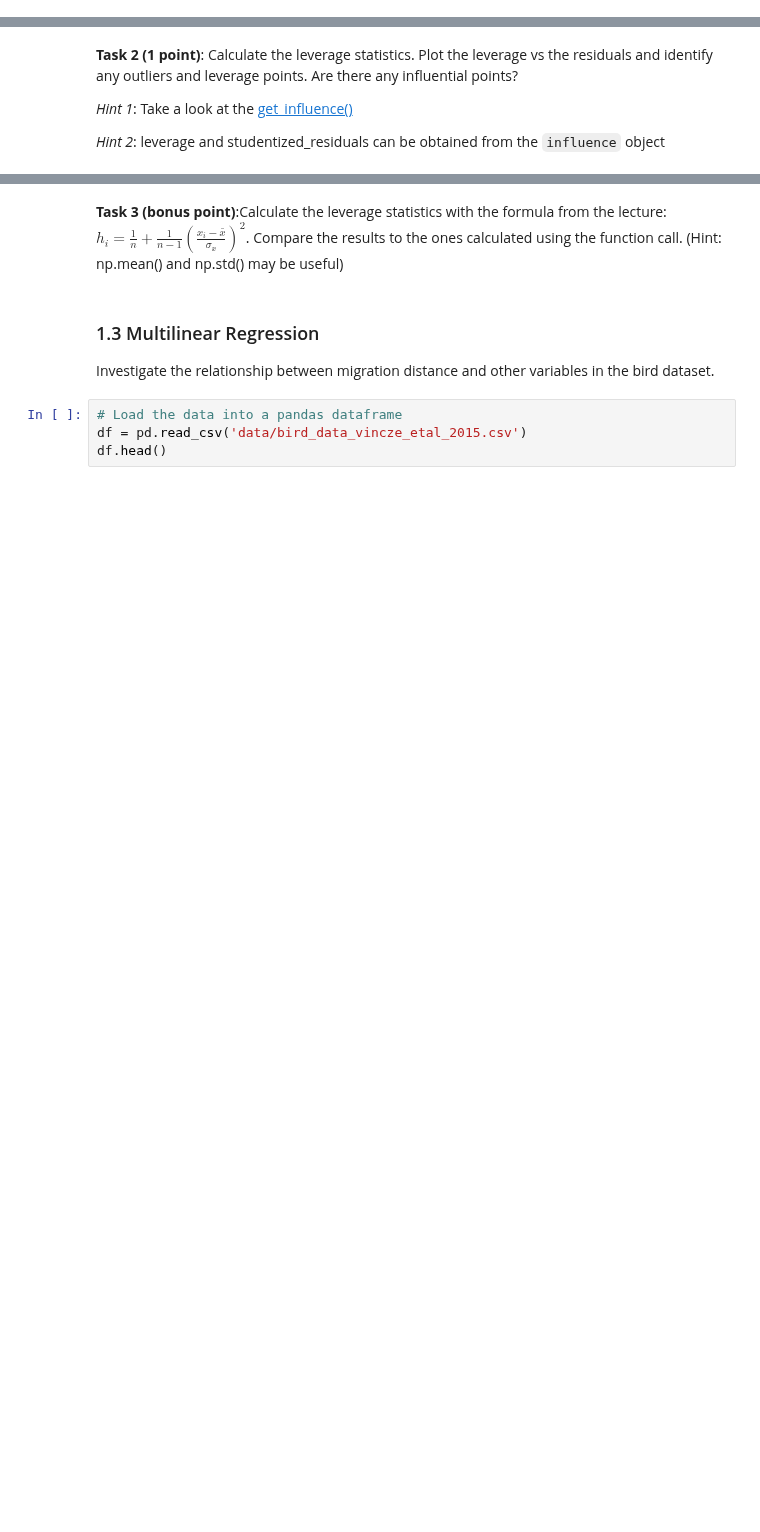
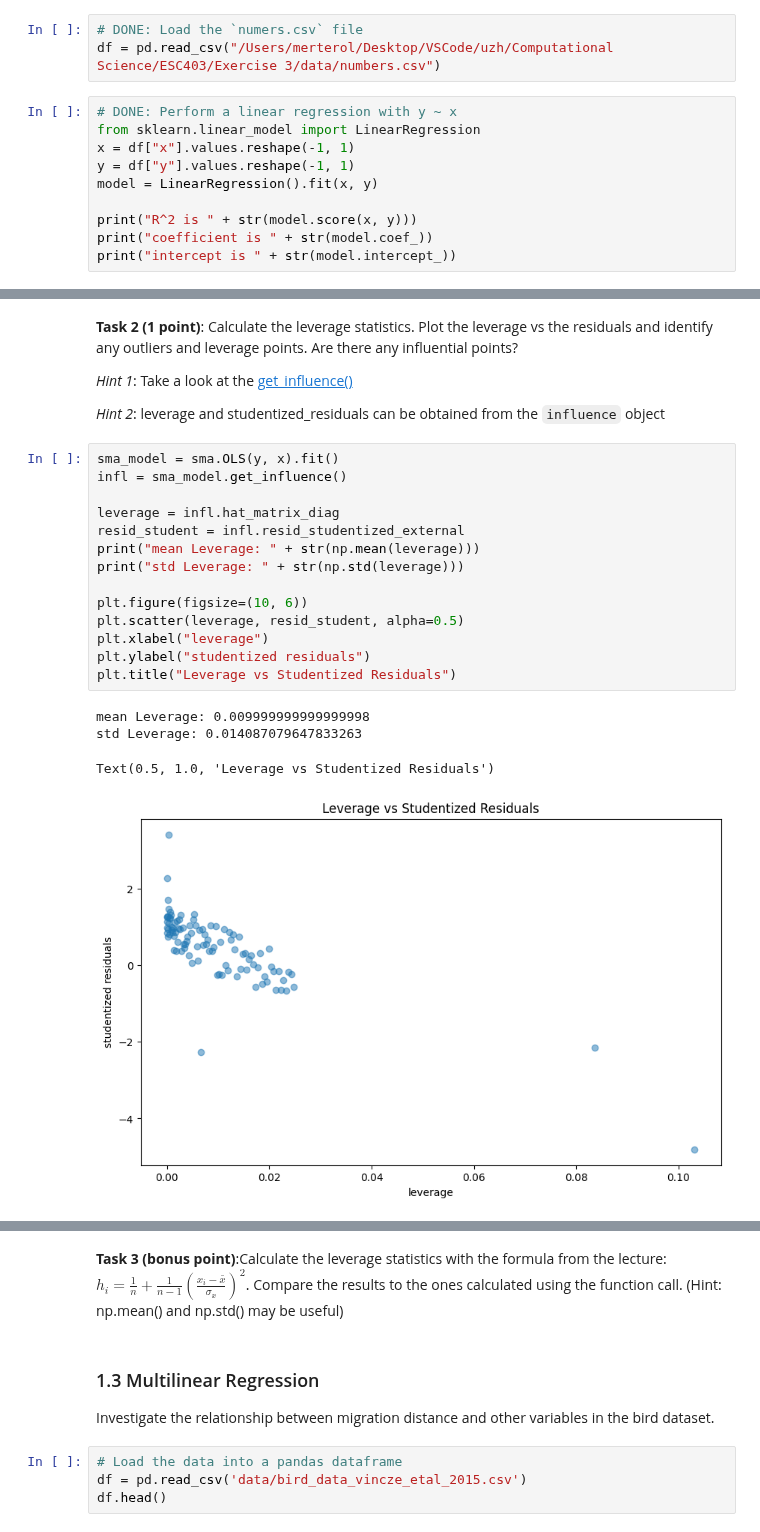
Before and after one commit to troniixx/uzh, a Jupyter notebook: Computational Science/ESC403/Exercise 3/Session_04.ipynb, the cells around one changed output, grey strips where cells are left out. Cells and saved outputs as stored; diff of their text form; blank space fills up the shorter version.

```diff
--- a/Computational Science/ESC403/Exercise 3/Session_04.ipynb
+++ b/Computational Science/ESC403/Exercise 3/Session_04.ipynb
@@ -96,0 +93,13 @@ df.to_csv('data/numbers.csv', index=False)
+# %%
+# DONE: Load the `numers.csv` file
+df = pd.read_csv("/Users/merterol/Desktop/VSCode/uzh/Computational Science/ESC403/Exercise 3/data/numbers.csv")
+# %%
+# DONE: Perform a linear regression with y ~ x
+from sklearn.linear_model import LinearRegression
+x = df["x"].values.reshape(-1, 1)
+y = df["y"].values.reshape(-1, 1)
+model = LinearRegression().fit(x, y)
+
+print("R^2 is " + str(model.score(x, y)))
+print("coefficient is " + str(model.coef_))
+print("intercept is " + str(model.intercept_))
@@ -100,3 +113,22 @@ df.to_csv('data/numbers.csv', index=False)
 *Hint 1*: Take a look at the [get_influence()](https://www.statsmodels.org/devel/generated/statsmodels.regression.linear_model.OLSResults.get_influence.html#statsmodels.regression.linear_model.OLSResults.get_influence)
 
 *Hint 2*: leverage and studentized_residuals can be obtained from the `influence` object
+# %%
+sma_model = sma.OLS(y, x).fit()
+infl = sma_model.get_influence()
+
+leverage = infl.hat_matrix_diag
+resid_student = infl.resid_studentized_external
+print("mean Leverage: " + str(np.mean(leverage)))
+print("std Leverage: " + str(np.std(leverage)))
+
+plt.figure(figsize=(10, 6))
+plt.scatter(leverage, resid_student, alpha=0.5)
+plt.xlabel("leverage")
+plt.ylabel("studentized residuals")
+plt.title("Leverage vs Studentized Residuals")
+# %% [output]
+mean Leverage: 0.009999999999999998
+std Leverage: 0.014087079647833263
+Text(0.5, 1.0, 'Leverage vs Studentized Residuals')
+[figure, added]
```
Also changed, not shown: parts of 5 cells of this notebook, 1 other file.
